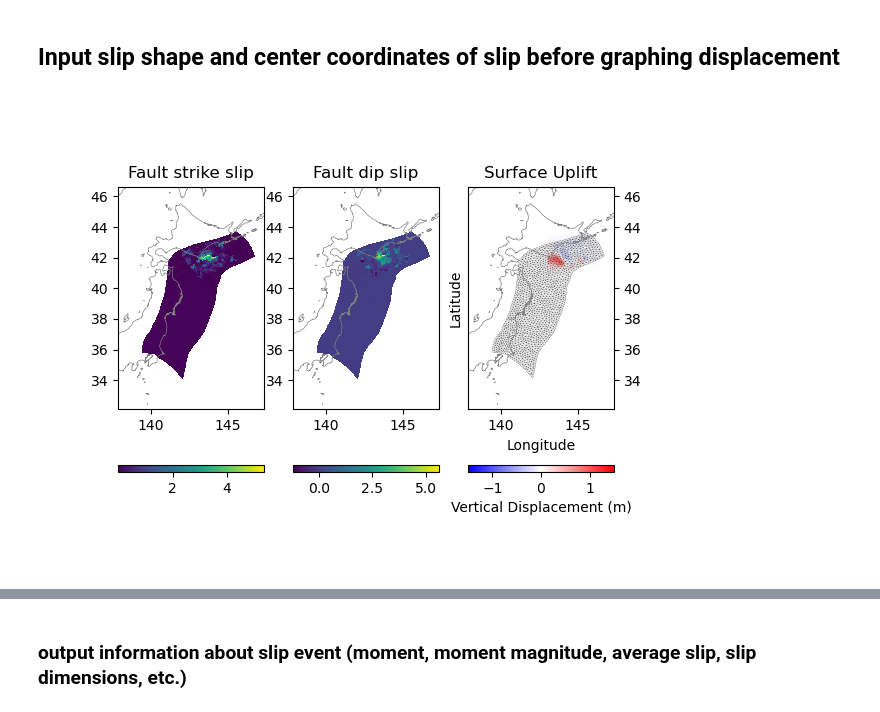
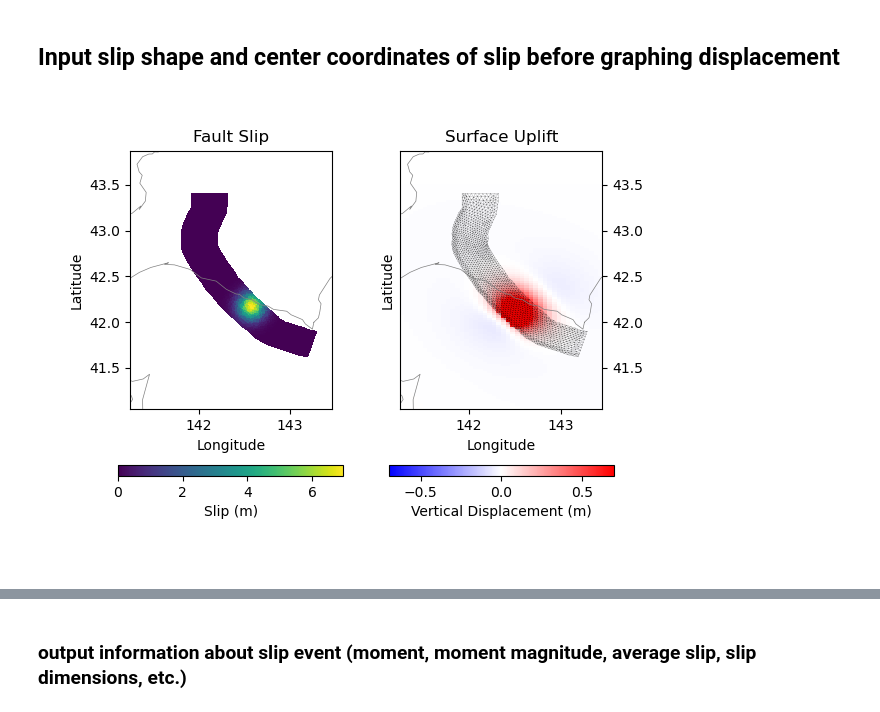
Before and after one commit to e-middleton/Emily_fault_displacement, a Jupyter notebook: fault_displacement.ipynb, the cells around one changed output, grey strips where cells are left out. Drawn from its saved outputs; the diff is of its cells as text; code cells hidden in the pictures.

```diff
--- a/fault_displacement.ipynb
+++ b/fault_displacement.ipynb
@@ -45,7 +45,7 @@ def wrap2360(lon):
 # %%
 # Read in source fault
 # filename = "cascadia.msh"
-filename = "japan.msh"
+filename = "UrahoroAvg.msh"
 mesh = dict()
 meshobj = meshio.read(filename)
 mesh["file_name"] = filename
@@ -102,7 +102,7 @@ mesh["dip_flag"] = mesh["dip"] != 90
 # ys = np.linspace(40, 50, 100)
 
 # Hokkaido range
-xs = np.linspace(143, 146.5, 100)
+xs = np.linspace(140, 145, 100)
 ys = np.linspace(41, 43.5, 100)
 
 # Reshape grid
@@ -252,8 +252,8 @@ hf.close()
 # %%
 # Read disp_mat from file
 
-hf = h5py.File('disp_matJapan.h5', 'r')
-disp_mat = np.array(hf["disp_matJapan"])
+hf = h5py.File('disp_matUrahoroAvg.h5', 'r')
+disp_mat = np.array(hf["disp_matUrahoroAvg"])
 hf.close()
 # %%
 def radgauss(x0, y0, a, x, y, c):
@@ -307,29 +307,30 @@ def radgauss(x0, y0, a, x, y, c):
 # Radial slip distribution
 
 # Center coordinates of slip distribution
-lon_center = 142.4 #Tok: 143.4 ; 1982: 142.578
-lat_center = 42.3 #Tok: 42.45 ; 1982: 42.172
+lon_center = 142.578 #Tok: 143.4 ; 1982: 142.578
+lat_center = 42.172 #Tok: 42.45 ; 1982: 42.172
 sub_az = 290 #angle of the subduction azimuth
 
 # Stretch of slip gradient in x, y plus rotation angle
-slip_shape = np.array([0.15, .75, 150])
+slip_shape = np.array([0.1, 0.1, 230])
 #Tok: [0.025, 0.12, 145]
 #1892: [0.05, 0.08, 230]
 
 #s only magnitude, not direction for each triangle
 #2.5 means 2.5 m of slip is the max
-# s = radgauss(lon_center, lat_center, 1.6, mesh["centroids"][:, 0], mesh["centroids"][:, 1], slip_shape)
+s = radgauss(lon_center, lat_center, 7, mesh["centroids"][:, 0], mesh["centroids"][:, 1], slip_shape)
+mesh["slip"] = s
+# s = new_grid_slip
+# mesh["rake"] = new_rake_vals
 # mesh["slip"] = s
-s = new_grid_slip
-mesh["rake"] = new_rake_vals
-mesh["slip"] = s
 
 # #separate the strike slip and the dip slip:
-strike_slip = 1* s*(np.sin(np.deg2rad(mesh["strike"] - mesh["rake"])))
-dip_slip = -1* s*(np.cos(np.deg2rad(mesh["strike"] - mesh["rake"])))
+# strike_slip = 1* s*(np.sin(np.deg2rad(mesh["strike"] - mesh["rake"])))
+# dip_slip = -1* s*(np.cos(np.deg2rad(mesh["strike"] - mesh["rake"])))
 
-mesh["ss"] = strike_slip
-mesh["ds"] = dip_slip
+# mesh["ss"] = strike_slip
+# mesh["ds"] = dip_slip
+
 #calculate the moment
 #moment = rigidity x area x slip
 rigidity = 3e10 #N / m^2
@@ -348,10 +349,10 @@ moment_mag =(2/3) * (np.log10(total_moment) - 9.1)
 
 
 # # Create full slip distribution, adding radial slip as dip-slip #USE FOR HIDAKA
-# slip = np.vstack((np.zeros_like(s), s, np.zeros_like(s))).T
+slip = np.vstack((np.zeros_like(s), s, np.zeros_like(s))).T
 
 #creating slip distribution with strike-slip and dip-slip separated #USE FOR SUBDUCTION ZONE
-slip = np.vstack((strike_slip, dip_slip, np.zeros_like(s))).T
+# slip = np.vstack((strike_slip, dip_slip, np.zeros_like(s))).T
 
 # Calculate predicted displacement at grid points that arises from fault slip
 pred_disp = disp_mat.reshape((-1, 3*ntri)).dot(slip.reshape(3*ntri, 1))
@@ -360,63 +361,63 @@ pred_disp = disp_mat.reshape((-1, 3*ntri)).dot(slip.reshape(3*ntri, 1))
 plt.close('all')
 # Visualize the slip and displacement pattern HOKKAIDO graph
 
-fig, ax = plt.subplots(1, 3) #when it was 1, 2 it was fault slip and grid displacement, but if I add third can do (strike slip, dip slip, grid displacement)
-sso = ax[0].tripcolor(mesh["points"][:, 0], mesh["points"][:, 1], mesh["verts"], facecolors=slip[:,0])
-dso = ax[1].tripcolor(mesh["points"][:, 0], mesh["points"][:, 1], mesh["verts"], facecolors=slip[:,1])
-fig.colorbar(sso, ax=ax[0], orientation='horizontal')
-fig.colorbar(dso, ax=ax[1], orientation='horizontal')
-ax[0].plot(coast.lon+360*(1-lon_corr), coast.lat, color="gray", linewidth=0.5)
-ax[1].plot(coast.lon+360*(1-lon_corr), coast.lat, color="gray", linewidth=0.5)
-ax[1].set(xlim=(xmin, xmax), ylim=(ymin, ymax), aspect='equal')
-ax[0].set(xlim=(xmin, xmax), ylim=(ymin, ymax), aspect='equal')
-ax[0].title.set_text("Fault strike slip") #graph 1
-ax[1].title.set_text("Fault dip slip") #graph 2
-# Show uplift (pred_disp[2::3])
+# fig, ax = plt.subplots(1, 3) #when it was 1, 2 it was fault slip and grid displacement, but if I add third can do (strike slip, dip slip, grid displacement)
+# sso = ax[0].tripcolor(mesh["points"][:, 0], mesh["points"][:, 1], mesh["verts"], facecolors=slip[:,0])
+# dso = ax[1].tripcolor(mesh["points"][:, 0], mesh["points"][:, 1], mesh["verts"], facecolors=slip[:,1])
+# fig.colorbar(sso, ax=ax[0], orientation='horizontal')
+# fig.colorbar(dso, ax=ax[1], orientation='horizontal')
+# ax[0].plot(coast.lon+360*(1-lon_corr), coast.lat, color="gray", linewidth=0.5)
+# ax[1].plot(coast.lon+360*(1-lon_corr), coast.lat, color="gray", linewidth=0.5)
+# ax[1].set(xlim=(xmin, xmax), ylim=(ymin, ymax), aspect='equal')
+# ax[0].set(xlim=(xmin, xmax), ylim=(ymin, ymax), aspect='equal')
+# ax[0].title.set_text("Fault strike slip") #graph 1
+# ax[1].title.set_text("Fault dip slip") #graph 2
+# # Show uplift (pred_disp[2::3])
 
 # #HIDAKA graph (radial slip not strike/dip separate)
-# fig, ax = plt.subplots(1, 2) #HIDAKA radial slip not strike/dip
-# rso = ax[0].tripcolor(mesh["points"][:,0], mesh["points"][:,1], mesh["verts"], facecolors=s)
-# cbar1 = fig.colorbar(rso, ax=ax[0], orientation='horizontal')
-# cbar1.set_label("Slip (m)")
-# ax[0].plot(coast.lon+360*(1-lon_corr), coast.lat, color="gray", linewidth=0.5)
-# ax[0].set(xlim=(xmin, xmax), ylim=(ymin, ymax), aspect='equal')
-# ax[0].title.set_text("Fault Slip") #graph 1
-# ax[0].set_ylabel("Latitude")
-# ax[0].set_xlabel("Longitude")
+fig, ax = plt.subplots(1, 2) #HIDAKA radial slip not strike/dip
+rso = ax[0].tripcolor(mesh["points"][:,0], mesh["points"][:,1], mesh["verts"], facecolors=s)
+cbar1 = fig.colorbar(rso, ax=ax[0], orientation='horizontal')
+cbar1.set_label("Slip (m)")
+ax[0].plot(coast.lon+360*(1-lon_corr), coast.lat, color="gray", linewidth=0.5)
+ax[0].set(xlim=(xmin, xmax), ylim=(ymin, ymax), aspect='equal')
+ax[0].title.set_text("Fault Slip") #graph 1
+ax[0].set_ylabel("Latitude")
+ax[0].set_xlabel("Longitude")
 
 # #read in the reference fault
 # hf = h5py.File('miniReferenceDisp.h5', 'r')
 # ref_pred_disp = np.array(hf["miniReferenceDisp"])
 # hf.close()
 
 # Get limits of displacement that is being plotted
 #pred disp 2 means vertical displacement at the grid points (0 is east west and 1 is north/south) after matrix multiplication
 #plot_disp = (pred_disp[2::3] - ref_pred_disp[2::3])
 plot_disp = (pred_disp[2::3])
 max_mag = np.max([np.max(plot_disp), np.abs(np.min(plot_disp))])
 #gdo = ax[2].pcolormesh(obsx, obsy, plot_disp.reshape(np.shape(obsx)), shading="auto", cmap="bwr", vmin=-max_mag, vmax=max_mag) #we can assume maxSlip=1, pos=red, neg=blue
 #set color scale to being UNIFORM not dependent on max for that run/trial
 #used to be vmin=-max_mag, vmax=max_mag, changing it to -0.5 = min, 0.5 = max
-gdo = ax[2].pcolormesh(obsx, obsy, plot_disp.reshape(np.shape(obsx)), shading="auto", cmap="bwr", vmin=-1.5, vmax=1.5)
+gdo = ax[1].pcolormesh(obsx, obsy, plot_disp.reshape(np.shape(obsx)), shading="auto", cmap="bwr", vmin=-0.7, vmax=0.7)
 #fig.colorbar(gdo, ax=ax[2], orientation='horizontal')
-cbar = fig.colorbar(gdo, ax=ax[2], orientation='horizontal')
+cbar = fig.colorbar(gdo, ax=ax[1], orientation='horizontal')
 cbar.set_label("Vertical Displacement (m)")
 # Draw the fault
 #ax[2].triplot(mesh["points"][:, 0], mesh["points"][:, 1], mesh["verts"], linewidth=0.25, color='k')
-ax[2].triplot(mesh["points"][:,0], mesh["points"][:,1], mesh["verts"], linewidth=0.1, color='k')
+ax[1].triplot(mesh["points"][:,0], mesh["points"][:,1], mesh["verts"], linewidth=0.1, color='k')
 # Add coastline
 # ax[2].plot(coast.lon+360*(1-lon_corr), coast.lat, color="gray", linewidth=0.5)
 # ax[2].set(xlim=(xmin, xmax), ylim=(ymin, ymax), aspect='equal')
 # ax[2].yaxis.tick_right()
 # ax[2].title.set_text("Grid displacement")
-ax[2].plot(coast.lon+360*(1-lon_corr), coast.lat, color="gray", linewidth=0.5)
-ax[2].set(xlim=(xmin, xmax), ylim=(ymin, ymax), aspect='equal')
-ax[2].yaxis.tick_right()
+ax[1].plot(coast.lon+360*(1-lon_corr), coast.lat, color="gray", linewidth=0.5)
+ax[1].set(xlim=(xmin, xmax), ylim=(ymin, ymax), aspect='equal')
+ax[1].yaxis.tick_right()
 plt.ylabel("Latitude")
 plt.xlabel("Longitude")
-ax[2].title.set_text("Surface Uplift")
+ax[1].title.set_text("Surface Uplift")
 plt.show()
 
 print(max(pred_disp[2::3]))
 # %% [output]
-[figure, old version]
+[figure, new version]
```
Also changed, not shown: parts of 7 cells of this notebook.
